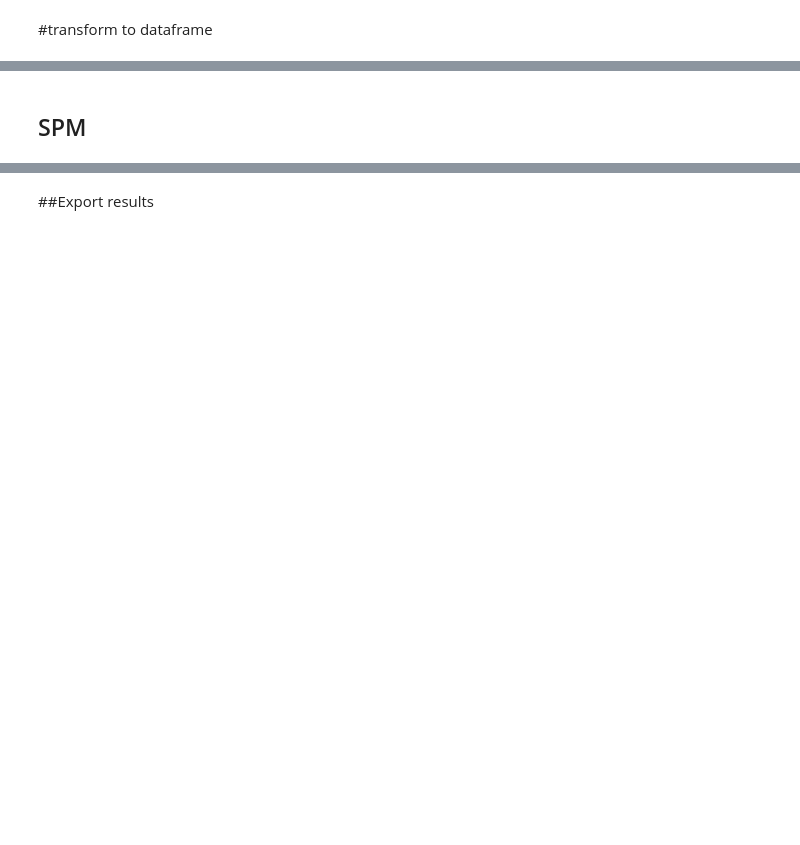
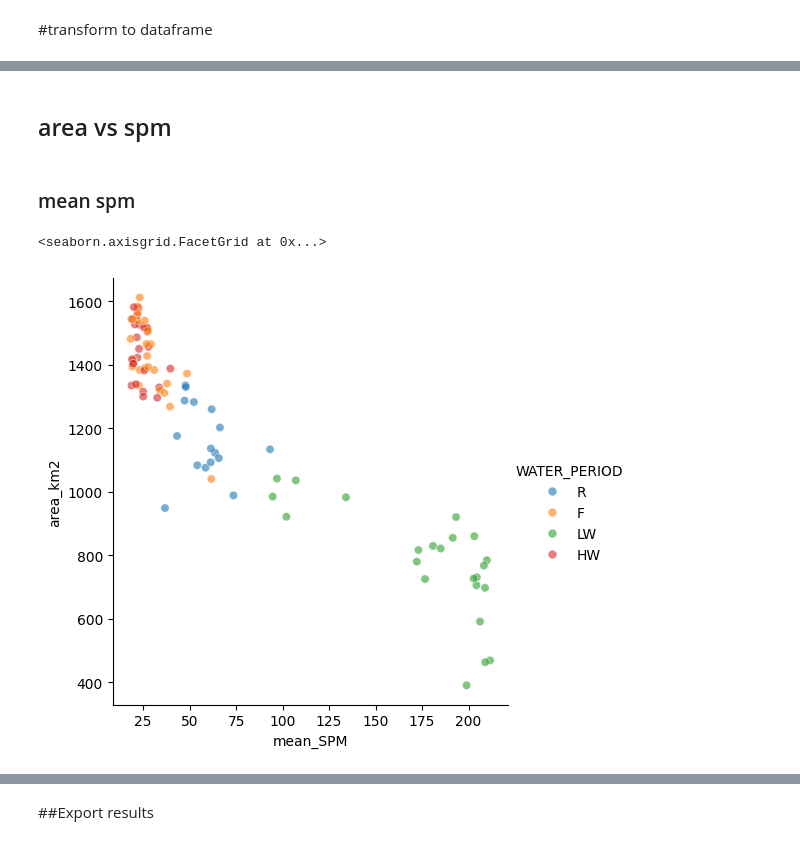
Before and after one commit to larissavaladao/py6s_harmonize_sample, a Jupyter notebook: 6. parameters_by_period/area_spm_time_series.ipynb, the cells around one changed output, grey strips where cells are left out. Cells and saved outputs as stored; diff of their text form; code cells hidden in the pictures; blank space fills up the shorter version.

```diff
--- a/6. parameters_by_period/area_spm_time_series.ipynb
+++ b/6. parameters_by_period/area_spm_time_series.ipynb
@@ -137,2 +141,9 @@ sns.relplot(data=dfArea, x ='timestamp',y= 'area_km2',  alpha=.6,hue='WATER_PERI
-# %% [markdown]
-## SPM
+# %% [markdown]
+## area vs spm
+# %% [markdown]
+### mean spm
+# %%
+sns.relplot(data=dfArea, x ='mean_SPM',y= 'area_km2',  alpha=.6,hue='WATER_PERIOD')
+# %% [output]
+<seaborn.axisgrid.FacetGrid at 0x...>
+[figure, added]
```
Also changed, not shown: parts of 38 cells of this notebook.
